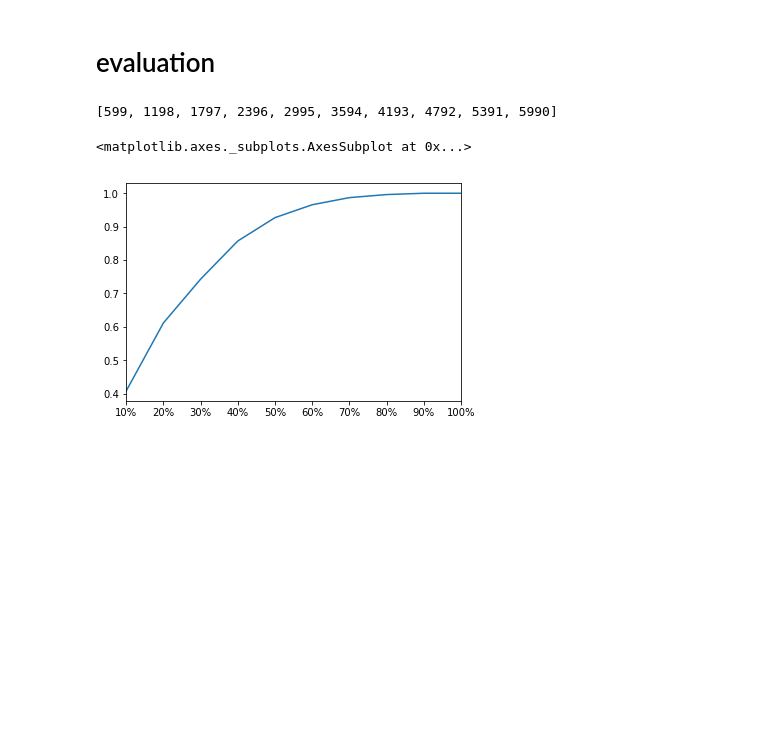
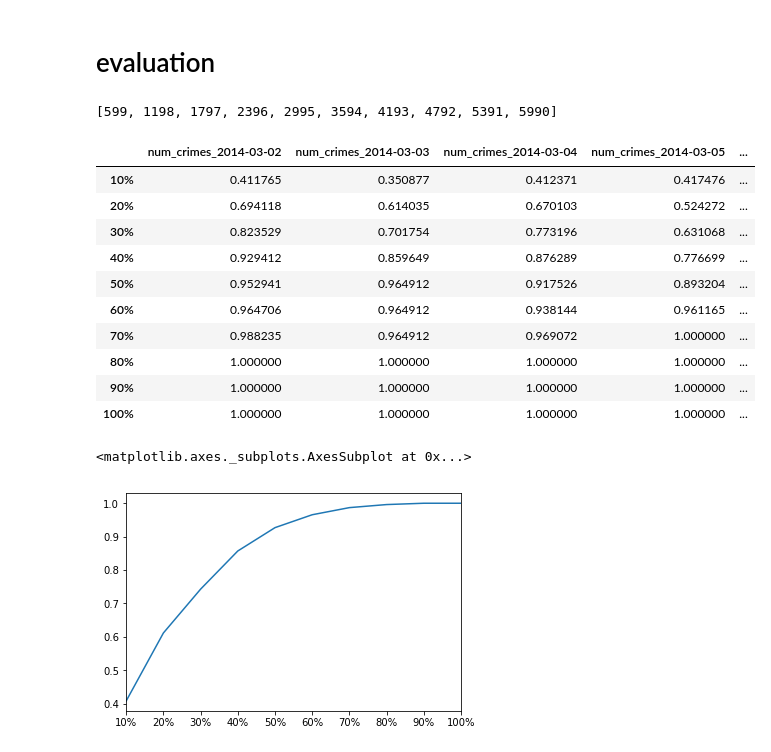
Before and after one commit to JHWu92/public-safety-baltimore, a Jupyter notebook: kde-on-crime.ipynb, the cells around one changed output. Saved outputs shown, nothing was run; the diff lists cells and outputs as text; code cells hidden in the pictures; blank space fills up the shorter version.

```diff
--- a/kde-on-crime.ipynb
+++ b/kde-on-crime.ipynb
@@ -67,7 +67,7 @@ grids.crs
 # %%
 crimes_df = pd.read_csv('data/open-baltimore/raw/BPD_Part_1_Victim_Based_Crime_Data.csv')
 # %%
-crimes_4326 = gp.GeoDataFrame(crimes_df[~crimes_df.Longitude.isnull()][['geometry', 'CrimeDate', 'CrimeTime', 'CrimeCode', 'Weapon']])
+crimes_4326 = gp.GeoDataFrame(crimes_df[~crimes_df.Longitude.isnull()][['CrimeDate', 'CrimeTime', 'CrimeCode', 'Weapon', 'Longitude', 'Latitude']])
 
 crimes_4326['geometry'] = crimes_4326.apply(lambda x: Point(x.Longitude, x.Latitude), axis=1)
 crimes_4326.crs = {'init': 'epsg:4326'}
@@ -96,7 +96,7 @@ def bandwidth_selection(data, pt_col='lonlat', bw_choice=None, cv=20):
     pts = data[pt_col].tolist()
     if bw_choice is None:
         bw_choice = np.linspace(10, 1000, 30)
-    search = GridSearchCV(KernelDensity(), {'bandwidth': bw_choice}, cv=cv)
+    search = GridSearchCV(KernelDensity(), {'bandwidth': bw_choice}, cv=cv, verbose=1, n_jobs=2)
     search.fit(pts)
     print(search.best_params_)
     return search.best_params_['bandwidth']
@@ -190,6 +177,7 @@ for i, (train, test) in enumerate(rolling_window(data, verbose=verbose)):
     grids =grids.join(test_in_grids.groupby('index_right').agg({'index':'count'}), how='left')\
                     .rename(columns={'index':'num_crimes_'+test_date_str}).fillna(0)
 
-    if (i+1) % 20==0:
+    if (i+1) % 10==0:
         print(i, 'round')
+        break
 # %% [output]
@@ -219,6 +206,20 @@ for test_date_str in test_dates:
 #     break
 # %%
 merge_aucs = pd.concat(aucs,axis=1)
+# %%
+merge_aucs
+# %% [output]
+|  | num_crimes_2014-03-02 | num_crimes_2014-03-03 | num_crimes_2014-03-04 | num_crimes_2014-03-05 | ... |
+| 10% | 0.411765 | 0.350877 | 0.412371 | 0.417476 | ... |
+| 20% | 0.694118 | 0.614035 | 0.670103 | 0.524272 | ... |
+| 30% | 0.823529 | 0.701754 | 0.773196 | 0.631068 | ... |
+| 40% | 0.929412 | 0.859649 | 0.876289 | 0.776699 | ... |
+| 50% | 0.952941 | 0.964912 | 0.917526 | 0.893204 | ... |
+| 60% | 0.964706 | 0.964912 | 0.938144 | 0.961165 | ... |
+| 70% | 0.988235 | 0.964912 | 0.969072 | 1.000000 | ... |
+| 80% | 1.000000 | 1.000000 | 1.000000 | 1.000000 | ... |
+| 90% | 1.000000 | 1.000000 | 1.000000 | 1.000000 | ... |
+| 100% | 1.000000 | 1.000000 | 1.000000 | 1.000000 | ... |
 # %%
 merge_aucs.mean(axis=1).plot()
 # %% [output]
```
Also changed, not shown: parts of 4 cells of this notebook.
